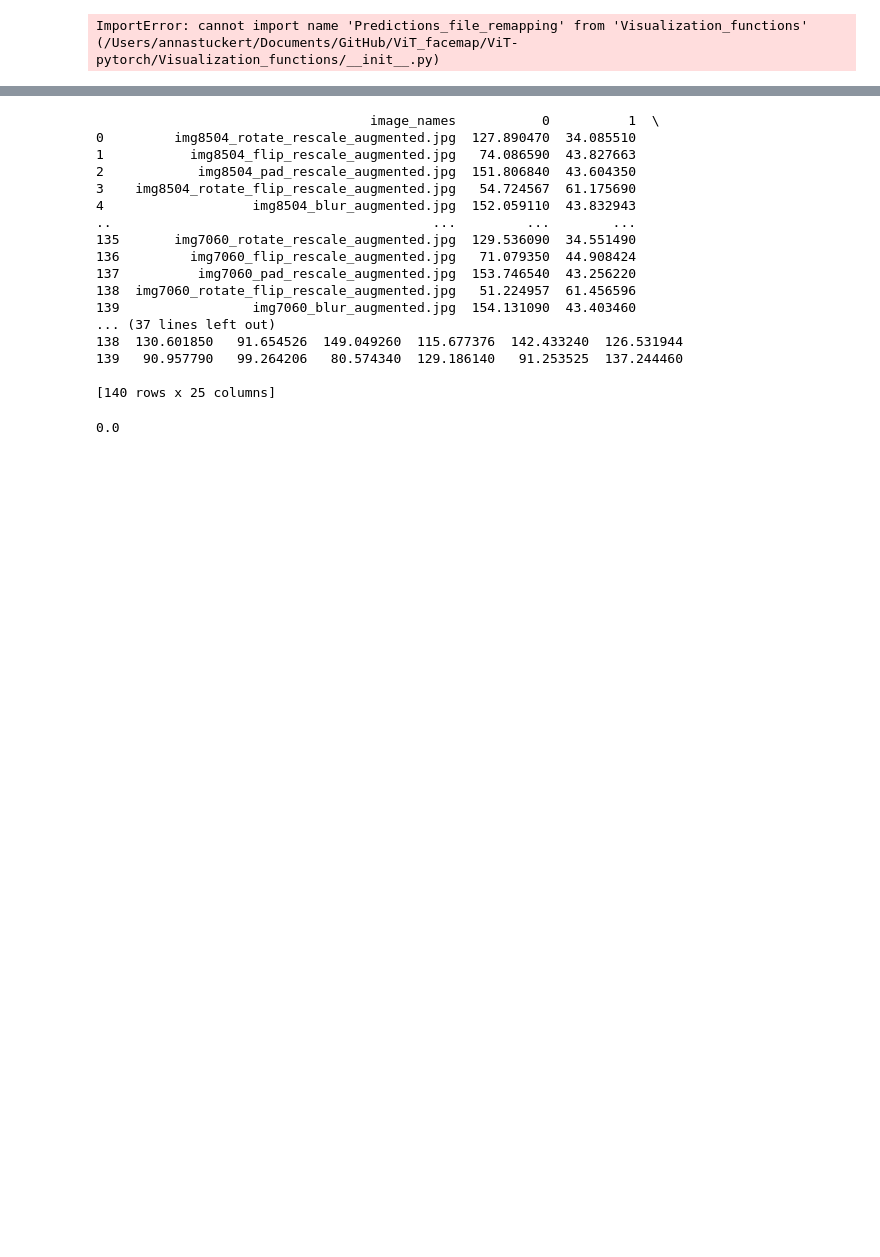
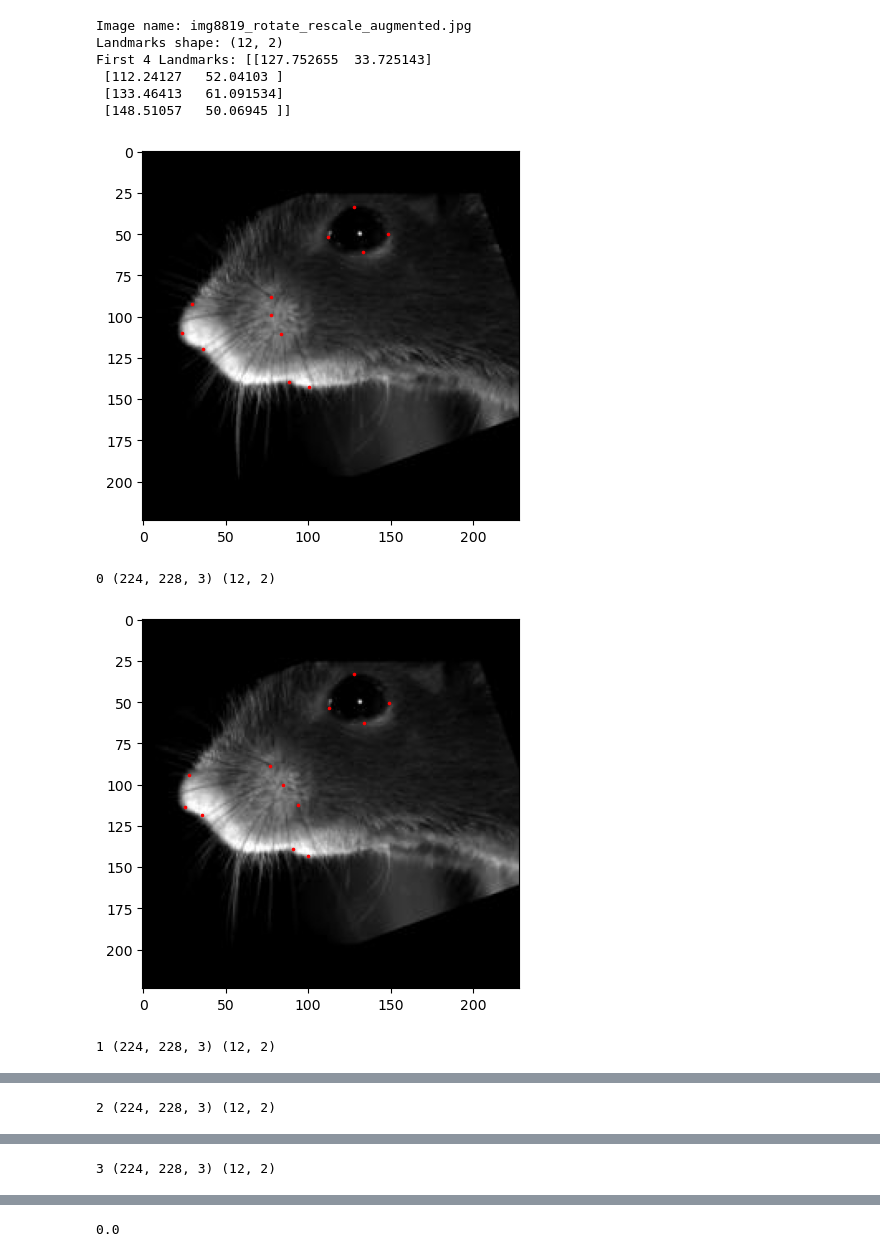
Before and after one commit to AnnaStuckert/ViT_facemap, a Jupyter notebook: ViT-pytorch/dataloader_predictions.ipynb, the cells around one changed output, grey strips where cells are left out. Saved outputs shown, nothing was run; the diff lists cells and outputs as text; code cells hidden in the pictures; blank space fills up the shorter version.

Commit message:
implemented prediction data reformattion in dataloader_predictions script

```diff
--- a/ViT-pytorch/dataloader_predictions.ipynb
+++ b/ViT-pytorch/dataloader_predictions.ipynb
@@ -11,20 +7,15 @@ import numpy as np
 import matplotlib.pyplot as plt
 from torch.utils.data import Dataset, DataLoader
 from torchvision import transforms, utils
-from Visualization_functions import Predictions_file_remapping
+from Visualization_functions.Predictions_file_remapping import predictions_formatting
 
-# Ignore warnings
-import warnings
-warnings.filterwarnings("ignore")
+#If necessary to change directory
+#root = "/Users/annastuckert/Documents/GitHub/ViT_facemap/ViT-pytorch"
+#df = pd.read_csv(f"{root}/predictions.csv")
+#print(df)
 
 landmarks_frame = pd.read_csv('predictions.csv')
-
-df = v.predictions_formatting(landmarks_frame)
-print(df)
-
-
-#root = "/Users/annastuckert/Documents/GitHub/ViT_facemap/ViT-pytorch"
-#df = pd.read_csv(f"{root}/predictions.csv")
+landmarks_frame  = predictions_formatting(landmarks_frame)
 
 n = 10
 img_name = landmarks_frame.iloc[n, 0] #for this to work, remember to take the predictions.csv, and move the image names to the first column (column zero) and delete the last image name column afterwards.
@@ -73,31 +64,40 @@ class FaceLandmarksDataset(Dataset):
         img_name = os.path.join(self.root_dir,
                                 self.landmarks_frame.iloc[idx, 0])
         image = io.imread(img_name)
         landmarks = self.landmarks_frame.iloc[idx, 1:]
         landmarks = np.array([landmarks], dtype=float).reshape(-1, 2)
         sample = {'image': image, 'landmarks': landmarks}
 
         if self.transform:
             sample = self.transform(sample)
 
         return sample
 
 
 face_dataset = FaceLandmarksDataset(csv_file="augmented_data_test/augmented_labels.csv",
                                            root_dir="augmented_data_test/")
 
 fig = plt.figure()
 
 for i, sample in enumerate(face_dataset):
     print(i, sample['image'].shape, sample['landmarks'].shape)
 
     plt.tight_layout()
    # ax.set_title('Sample #{}'.format(i))
    # ax.axis('off')
     show_landmarks(**sample)
 
     if i == 20:
         plt.show()
         break
 # %% [output]
-ImportError: cannot import name 'Predictions_file_remapping' from 'Visualization_functions' (/Users/annastuckert/Documents/GitHub/ViT_facemap/ViT-pytorch/Visualization_functions/__init__.py)
+Image name: img8819_rotate_rescale_augmented.jpg
+Landmarks shape: (12, 2)
+First 4 Landmarks: [[127.752655  33.725143]
+ [112.24127   52.04103 ]
+ [133.46413   61.091534]
+ [148.51057   50.06945 ]]
+[figure, added]
+0 (224, 228, 3) (12, 2)
+[figure, added]
+1 (224, 228, 3) (12, 2)
@@ -103,0 +105 @@ ImportError: cannot import name 'Predictions_file_remapping' from 'Visualization
+2 (224, 228, 3) (12, 2)
@@ -103,0 +107 @@ ImportError: cannot import name 'Predictions_file_remapping' from 'Visualization
+3 (224, 228, 3) (12, 2)
@@ -104,30 +112,3 @@ ImportError: cannot import name 'Predictions_file_remapping' from 'Visualization
-# %%
-import Visualization_functions
-from Visualization_functions.Predictions_file_remapping import predictions_formatting
-
-landmarks_frame = pd.read_csv('predictions.csv')
-
-df = predictions_formatting(landmarks_frame)
-
-print(df)
-# %% [output]
-                                   image_names           0          1  \
-0         img8504_rotate_rescale_augmented.jpg  127.890470  34.085510
-1           img8504_flip_rescale_augmented.jpg   74.086590  43.827663
-2            img8504_pad_rescale_augmented.jpg  151.806840  43.604350
-3    img8504_rotate_flip_rescale_augmented.jpg   54.724567  61.175690
-4                   img8504_blur_augmented.jpg  152.059110  43.832943
-..                                         ...         ...        ...
-135       img7060_rotate_rescale_augmented.jpg  129.536090  34.551490
-136         img7060_flip_rescale_augmented.jpg   71.079350  44.908424
-137          img7060_pad_rescale_augmented.jpg  153.746540  43.256220
-138  img7060_rotate_flip_rescale_augmented.jpg   51.224957  61.456596
-139                 img7060_blur_augmented.jpg  154.131090  43.403460
-... (37 lines left out)
-138  130.601850   91.654526  149.049260  115.677376  142.433240  126.531944
-139   90.957790   99.264206   80.574340  129.186140   91.253525  137.244460
-
-[140 rows x 25 columns]
 # %%
 preds = [1,2]
 labels = [2,2]
```
Also changed, not shown: parts of 2 cells of this notebook.
